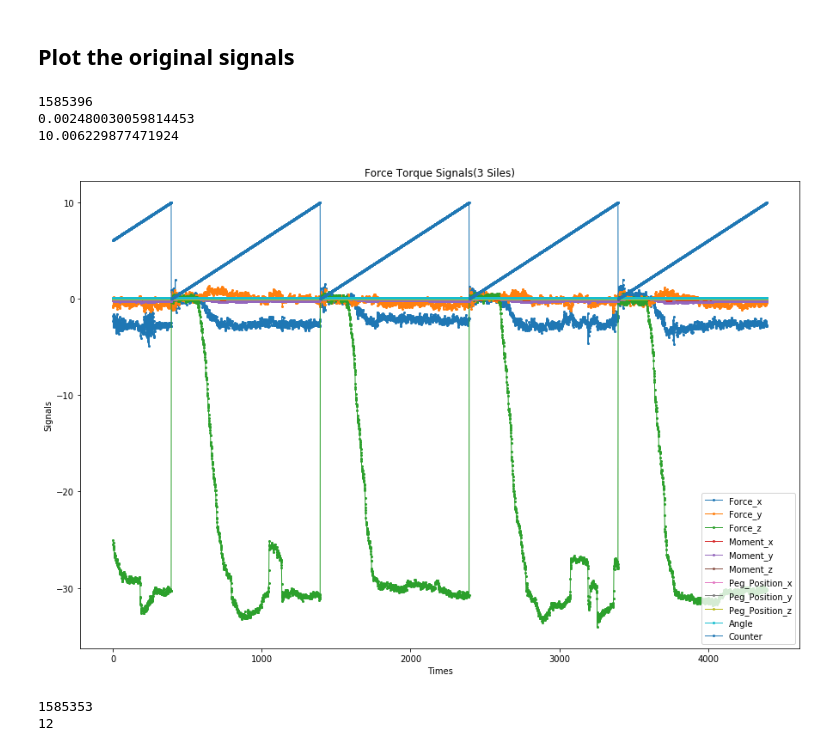
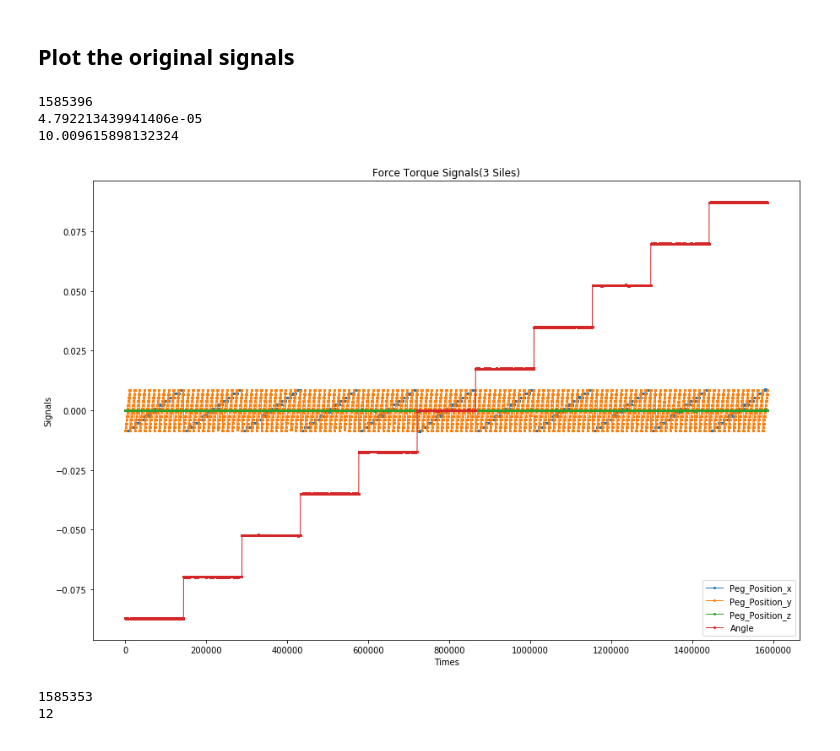
Before and after one commit to huangjiancong1/generate_signals, a Jupyter notebook: experiments/AE/AE_f_t_sensor-2_structure.ipynb, the cells around one changed output. Drawn from its saved outputs; the diff is of its cells as text; code cells hidden in the pictures.

```diff
--- a/experiments/AE/AE_f_t_sensor-2_structure.ipynb
+++ b/experiments/AE/AE_f_t_sensor-2_structure.ipynb
@@ -132,8 +132,8 @@ plt.figure(figsize=(15,10))
 sides = sides_4
 print(len(sides))
 
-first = 1581000
-slip = 1585396
+first = 0
+slip = 15850000
 
 # Peg_Position_x = sides[:,0]
 Peg_Position_x = sides[:,0][first:slip]
@@ -181,43 +181,44 @@ Time = sides[:,10][first:slip]
 # Time = sides[:,10][0:10:slip]
 
 # Counter = sides[:,11]
 Counter = sides[:,11][first:slip]
 # Counter = sides[:,11][0:10:slip]
 
 # print(Counter[1001])
 print(min(Counter))
 print(max(Counter))
 
 
 # x = Time
 x = np.linspace(0,len(Time),len(Time))
 
-plt.plot(x, Force_x, marker='o', linestyle='-', markersize=2, linewidth=1, label='Force_x')
-plt.plot(x, Force_y, marker='o', linestyle='-', markersize=2, linewidth=1, label='Force_y')
-plt.plot(x, Force_z, marker='o', linestyle='-', markersize=2, linewidth=1, label='Force_z')
+# plt.plot(x, Force_x, marker='o', linestyle='-', markersize=2, linewidth=1, label='Force_x')
+# plt.plot(x, Force_y, marker='o', linestyle='-', markersize=2, linewidth=1, label='Force_y')
+# plt.plot(x, Force_z, marker='o', linestyle='-', markersize=2, linewidth=1, label='Force_z')
 
-plt.plot(x, Moment_x, marker='o', linestyle='-', markersize=2, linewidth=1, label='Moment_x')
-plt.plot(x, Moment_y, marker='o', linestyle='-', markersize=2, linewidth=1, label='Moment_y')
-plt.plot(x, Moment_z, marker='o', linestyle='-', markersize=2, linewidth=1, label='Moment_z')
+# plt.plot(x, Moment_x, marker='o', linestyle='-', markersize=2, linewidth=1, label='Moment_x')
+# plt.plot(x, Moment_y, marker='o', linestyle='-', markersize=2, linewidth=1, label='Moment_y')
+# plt.plot(x, Moment_z, marker='o', linestyle='-', markersize=2, linewidth=1, label='Moment_z')
 
 plt.plot(x, Peg_Position_x, marker='o', linestyle='-', markersize=2, linewidth=1, label='Peg_Position_x')
 plt.plot(x, Peg_Position_y, marker='o', linestyle='-', markersize=2, linewidth=1, label='Peg_Position_y')
 plt.plot(x, Peg_Position_z, marker='o', linestyle='-', markersize=2, linewidth=1, label='Peg_Position_z')
 
 plt.plot(x, Angle, marker='o', linestyle='-', markersize=2, linewidth=1, label='Angle')
-plt.plot(x, Counter, marker='o', linestyle='-', markersize=2, linewidth=1, label='Counter')
+# plt.plot(x, Counter, marker='o', linestyle='-', markersize=2, linewidth=1, label='Counter')
 
 
 plt.xlabel('Times')
 plt.ylabel('Signals')
 plt.title('Force Torque Signals(3 Siles)')
 plt.legend(loc='lower right')
+# plt.savefig("peg_position_and_angle_real.png")
 plt.show()
 # %% [output]
 1585396
-0.002480030059814453
-10.006229877471924
+4.792213439941406e-05
+10.009615898132324
-[figure, old version]
+[figure, new version]
 # %%
 print (len(sides_3))
 print (len(sides_3[0]))
```
Also changed, not shown: 17 other files.
